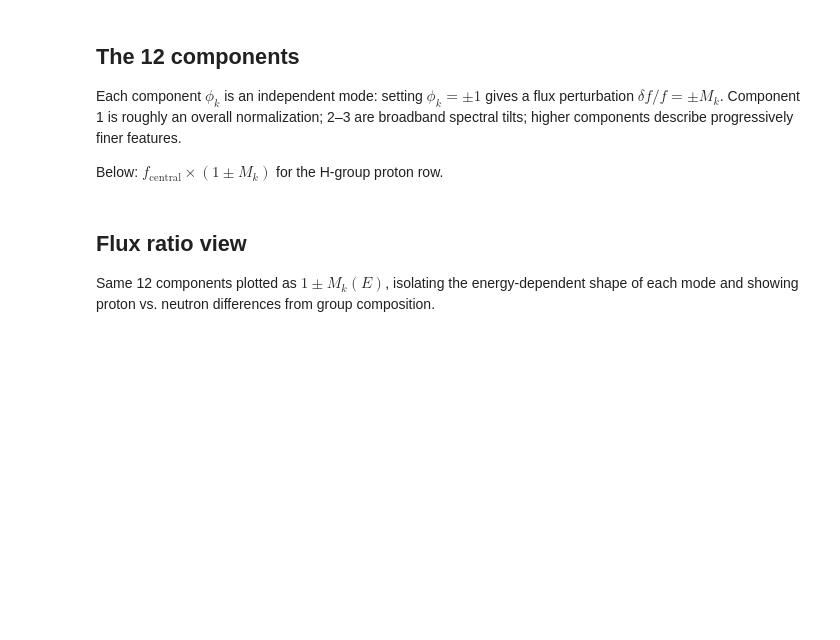
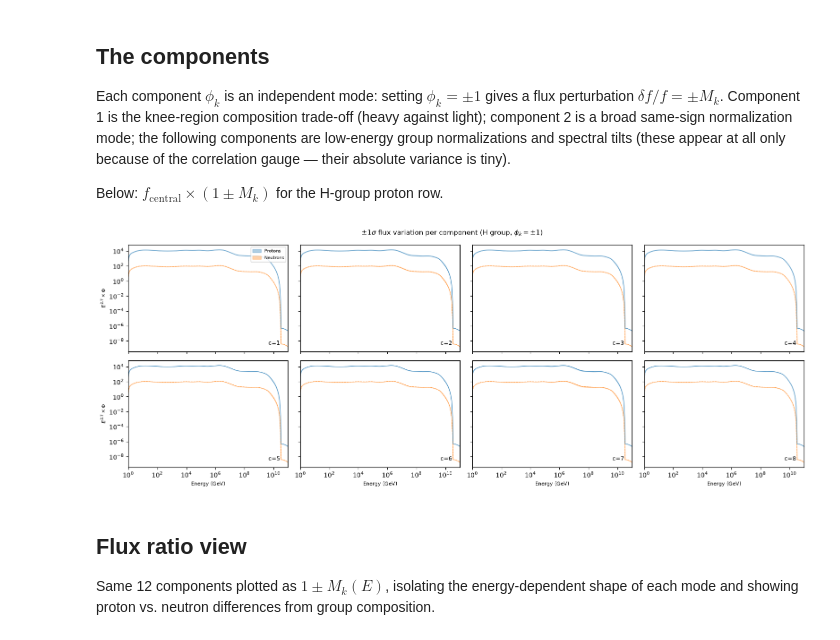
Before and after one commit to gsf-project/globalsplinefit, a Jupyter notebook: examples/HybridPCA.ipynb, the cells around one changed output. Cells and saved outputs as stored; diff of their text form; code cells hidden in the pictures; blank space fills up the shorter version.

```diff
--- a/examples/HybridPCA.ipynb
+++ b/examples/HybridPCA.ipynb
@@ -225,7 +250,7 @@ print(
 # %% [markdown]
-## The 12 components
+## The components
 
-Each component $\phi_k$ is an independent mode: setting $\phi_k = \pm 1$ gives a flux perturbation $\delta f / f = \pm M_k$. Component 1 is roughly an overall normalization; 2–3 are broadband spectral tilts; higher components describe progressively finer features.
+Each component $\phi_k$ is an independent mode: setting $\phi_k = \pm 1$ gives a flux perturbation $\delta f / f = \pm M_k$. Component 1 is the knee-region composition trade-off (heavy against light); component 2 is a broad same-sign normalization mode; the following components are low-energy group normalizations and spectral tilts (these appear at all only because of the correlation gauge — their absolute variance is tiny).
 
 Below: $f_{\text{central}} \times (1 \pm M_k)$ for the H-group proton row.
 # %%
@@ -233,7 +258,7 @@ Below: $f_{\text{central}} \times (1 \pm M_k)$ for the H-group proton row.
 cf_p_H = central_flux[:n_energy]
 cf_n_H = central_flux[n_energy:rpg]
 
-fig, axes = plt.subplots(3, 4, figsize=(16, 9), sharex=True, sharey=True)
+fig, axes = plt.subplots(2, 4, figsize=(16, 6), sharex=True, sharey=True)
 fig.subplots_adjust(hspace=0.08, wspace=0.08)
 
 for k, ax in enumerate(axes.flat):
@@ -262,33 +287,35 @@ for k, ax in enumerate(axes.flat):
     # Central flux (thin line)
     ax.loglog(xkin, xkin**E * cf_p_H, color="C0", lw=0.8, alpha=0.6)
     ax.loglog(xkin, xkin**E * cf_n_H, color="C1", lw=0.8, alpha=0.6, ls="--")
 
     ax.set_xlim(1, 1e11)
     ax.text(
         0.95,
         0.05,
         f"c={k + 1}",
         transform=ax.transAxes,
         fontsize=9,
         ha="right",
         va="bottom",
     )
     if k == 0:
         ax.legend(fontsize=7, loc="upper right")
 
     if k % 4 != 0:
         ax.tick_params(labelleft=False)
 
 for ax in axes[-1]:
     ax.set_xlabel("Energy (GeV)", fontsize=8)
 for ax in axes[:, 0]:
     ax.set_ylabel(r"$E^{2.7} \times \Phi$", fontsize=8)
 
 fig.suptitle(
     r"$\pm 1\sigma$ flux variation per component (H group, $\phi_k = \pm 1$)",
     fontsize=11,
 )
 plt.tight_layout()
+# %% [output]
+[figure, added]
 # %% [markdown]
 ## Flux ratio view
 
```
Also changed, not shown: parts of 20 cells of this notebook, 2 other files.
